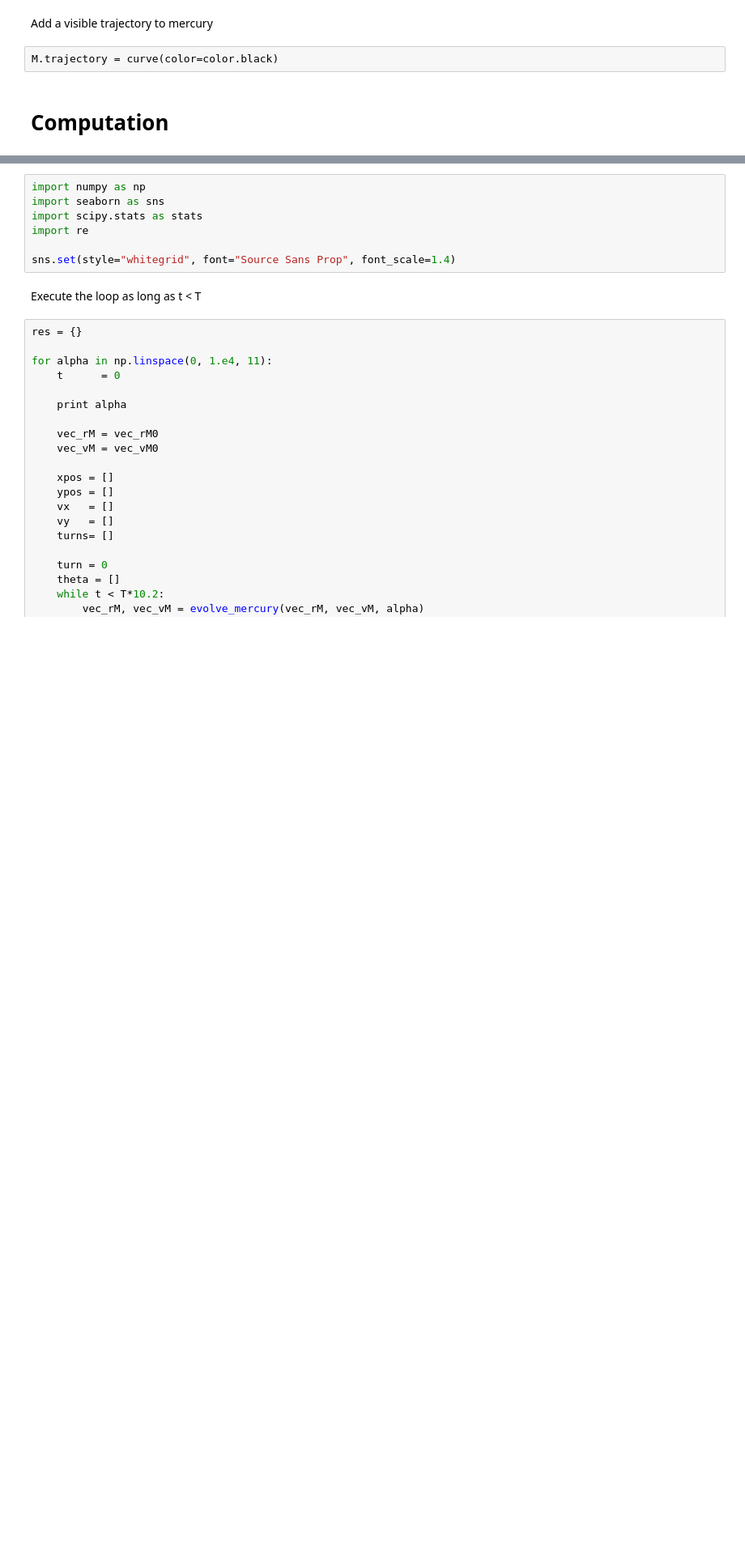
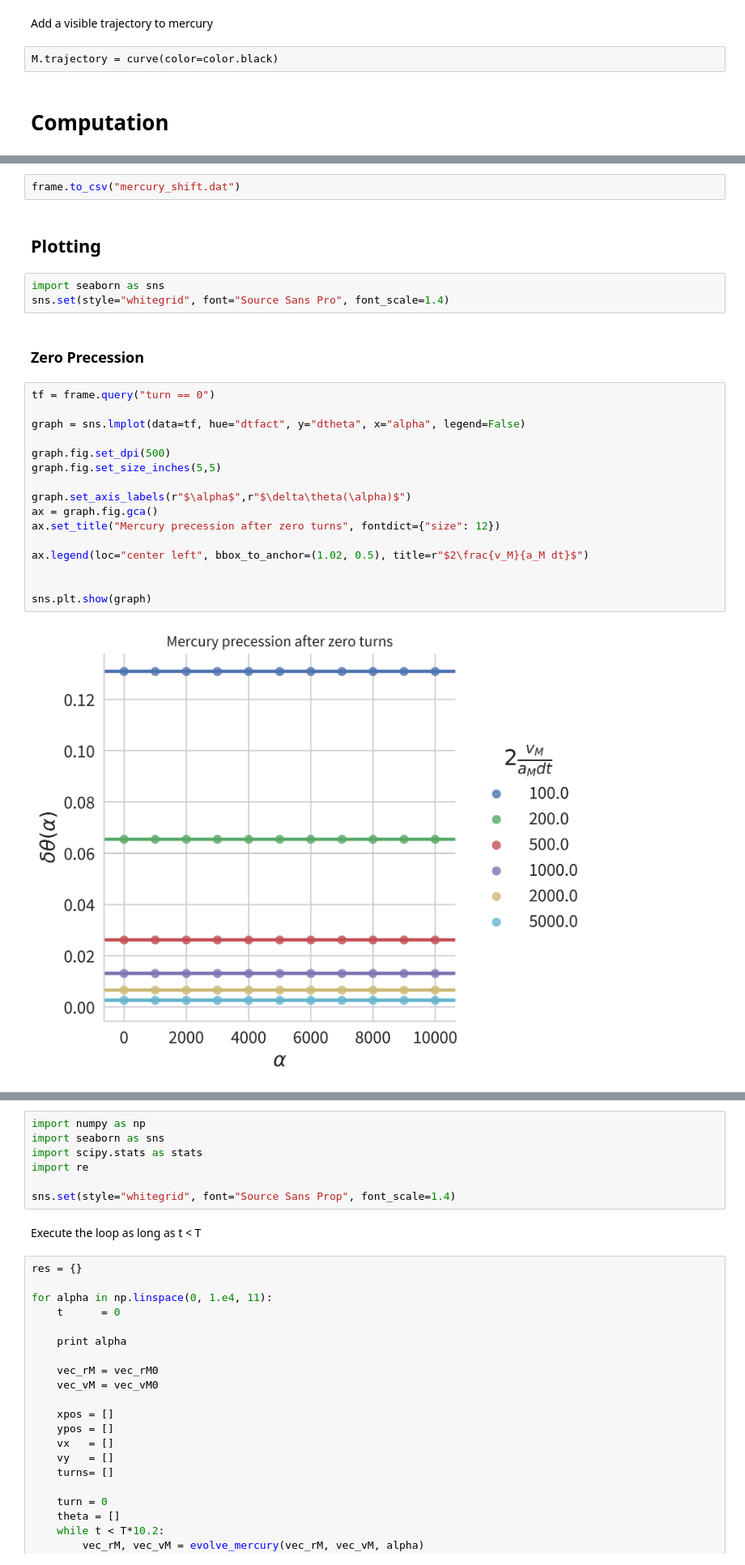
Before and after one commit to ckoerber/mercury-numerical, a Jupyter notebook: scripts/analysis/MercuryOrbit.ipynb, the cells around one changed output, grey strips where cells are left out. Shown at 81% size. Cells and saved outputs as stored; diff of their text form; blank space fills up the shorter version.

```diff
--- a/scripts/analysis/MercuryOrbit.ipynb
+++ b/scripts/analysis/MercuryOrbit.ipynb
@@ -70,0 +131,27 @@ M.trajectory = curve(color=color.black)
+# %%
+frame.to_csv("mercury_shift.dat")
+# %% [markdown]
+## Plotting
+# %%
+import seaborn as sns
+sns.set(style="whitegrid", font="Source Sans Pro", font_scale=1.4)
+# %% [markdown]
+### Zero Precession
+# %%
+tf = frame.query("turn == 0")
+
+graph = sns.lmplot(data=tf, hue="dtfact", y="dtheta", x="alpha", legend=False)
+
+graph.fig.set_dpi(500)
+graph.fig.set_size_inches(5,5)
+
+graph.set_axis_labels(r"$\alpha$",r"$\delta\theta(\alpha)$")
+ax = graph.fig.gca()
+ax.set_title("Mercury precession after zero turns", fontdict={"size": 12})
+
+ax.legend(loc="center left", bbox_to_anchor=(1.02, 0.5), title=r"$2\frac{v_M}{a_M dt}$")
+
+
+sns.plt.show(graph)
+# %% [output]
+[figure, added]
```
Also changed, not shown: parts of 16 cells of this notebook, 4 other files.
